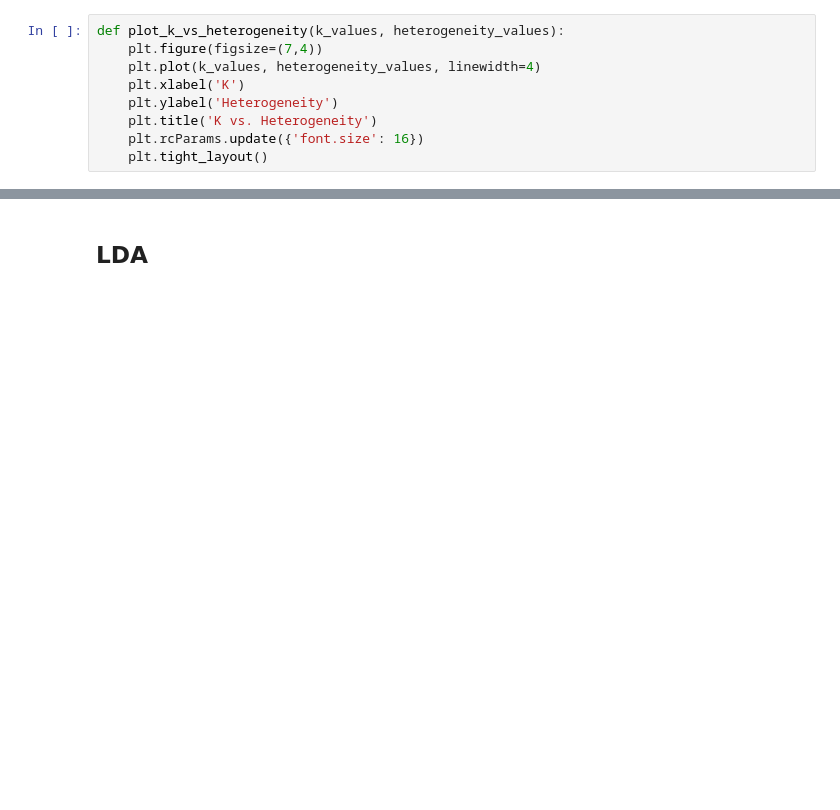
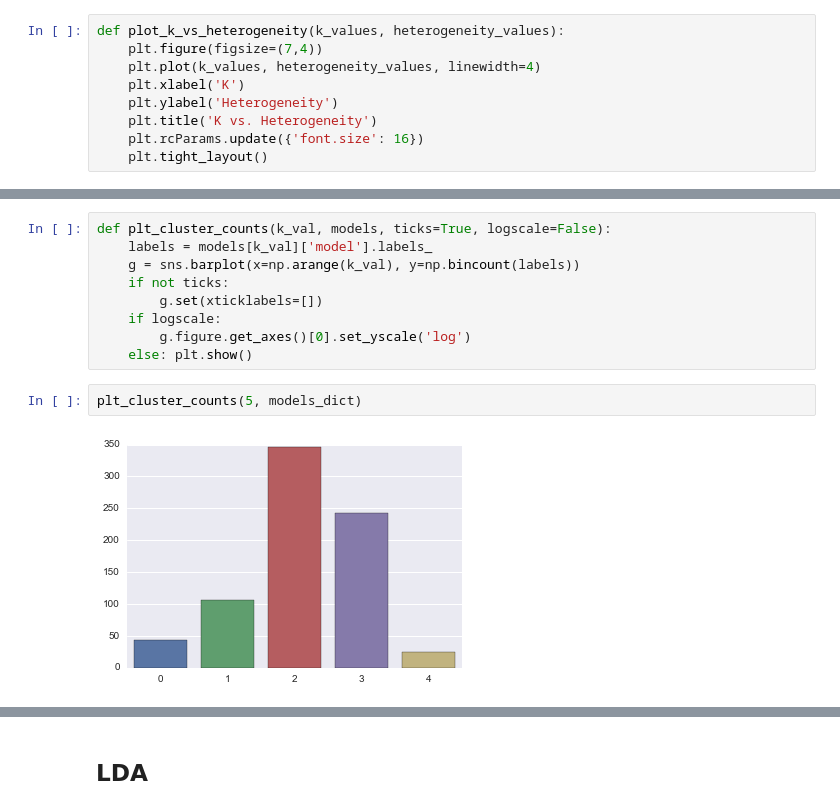
Before and after one commit to BryceLuna/Bookmarks-Clustering, a Jupyter notebook: Bookmark-Clustering.ipynb, the cells around one changed output, grey strips where cells are left out. Saved outputs shown, nothing was run; the diff lists cells and outputs as text; blank space fills up the shorter version.

```diff
--- a/Bookmark-Clustering.ipynb
+++ b/Bookmark-Clustering.ipynb
@@ -128,0 +82,13 @@ tf_mat_norm = normalize(tf_mat)
+# %%
+def plt_cluster_counts(k_val, models, ticks=True, logscale=False):
+    labels = models[k_val]['model'].labels_
+    g = sns.barplot(x=np.arange(k_val), y=np.bincount(labels))
+    if not ticks:
+        g.set(xticklabels=[])
+    if logscale:
+        g.figure.get_axes()[0].set_yscale('log')
+    else: plt.show()
+# %%
+plt_cluster_counts(5, models_dict)
+# %% [output]
+[figure, added]
```
Also changed, not shown: parts of 45 cells of this notebook.
